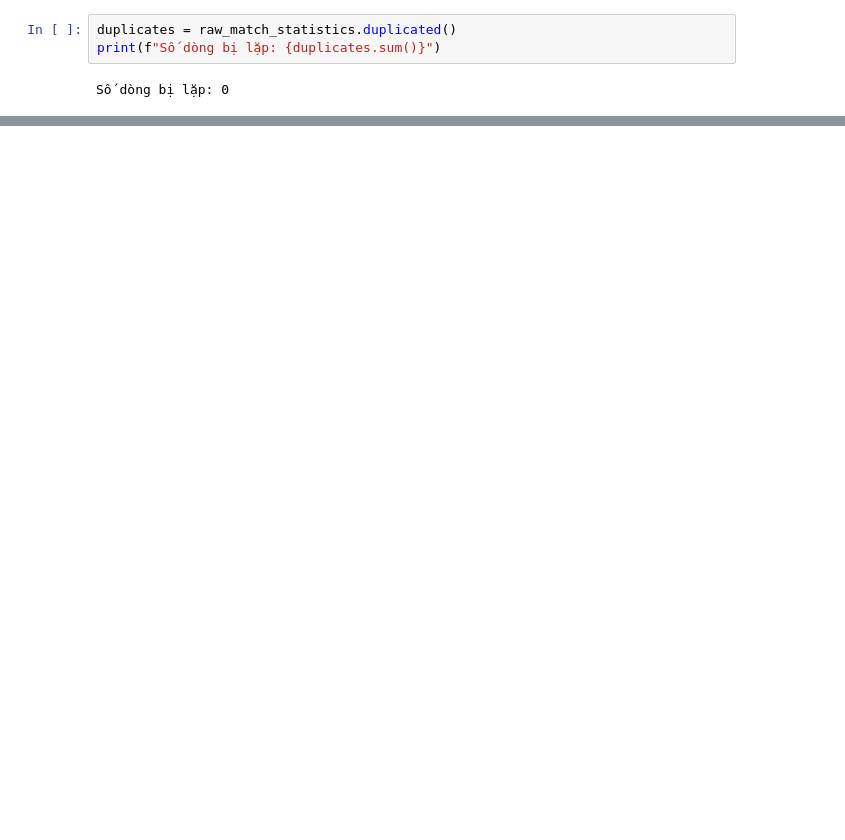
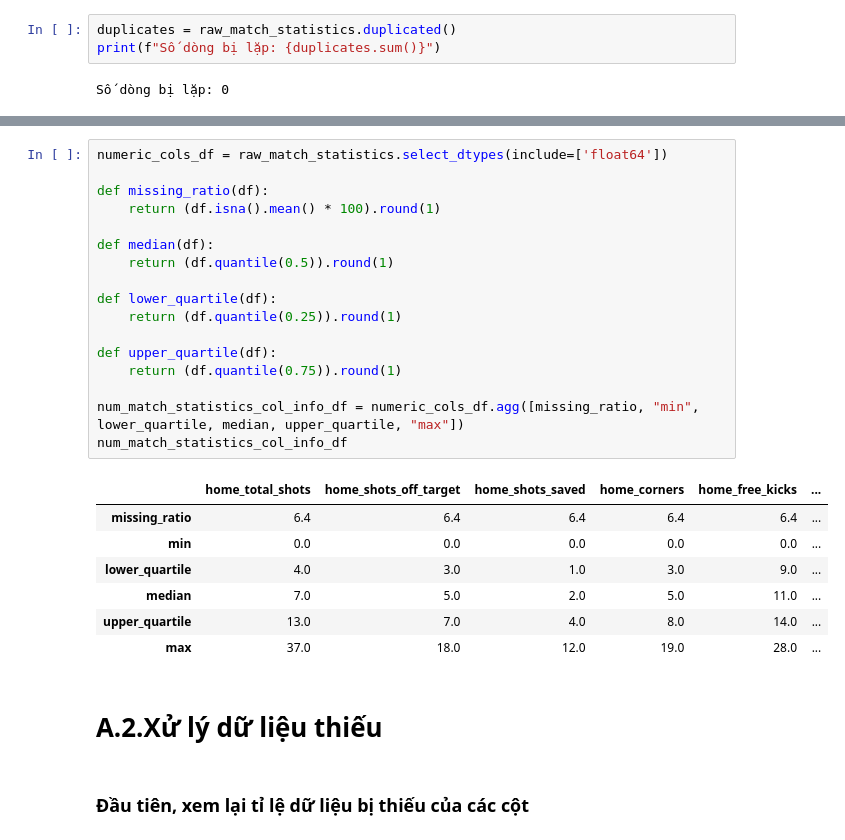
Before and after one commit to Banhmikepthit0105/FootballMatch-Analysis.Prediction, a Jupyter notebook: Phase02_DataPrepocessing.ipynb, the cells around one changed output, grey strips where cells are left out. Saved outputs shown, nothing was run; the diff lists cells and outputs as text; blank space fills up the shorter version.

```diff
--- a/Phase02_DataPrepocessing.ipynb
+++ b/Phase02_DataPrepocessing.ipynb
@@ -103,0 +169,29 @@ Có gì ae tự tạo cell thêm tương ứng với cái section đã ghi trên
+# %%
+numeric_cols_df = raw_match_statistics.select_dtypes(include=['float64'])
+
+def missing_ratio(df):
+    return (df.isna().mean() * 100).round(1)
+
+def median(df):
+    return (df.quantile(0.5)).round(1)
+
+def lower_quartile(df):
+    return (df.quantile(0.25)).round(1)
+
+def upper_quartile(df):
+    return (df.quantile(0.75)).round(1)
+
+num_match_statistics_col_info_df = numeric_cols_df.agg([missing_ratio, "min", lower_quartile, median, upper_quartile, "max"])
+num_match_statistics_col_info_df
+# %% [output]
+|  | home_total_shots | home_shots_off_target | home_shots_saved | home_corners | home_free_kicks | ... |
+| missing_ratio | 6.4 | 6.4 | 6.4 | 6.4 | 6.4 | ... |
+| min | 0.0 | 0.0 | 0.0 | 0.0 | 0.0 | ... |
+| lower_quartile | 4.0 | 3.0 | 1.0 | 3.0 | 9.0 | ... |
+| median | 7.0 | 5.0 | 2.0 | 5.0 | 11.0 | ... |
+| upper_quartile | 13.0 | 7.0 | 4.0 | 8.0 | 14.0 | ... |
+| max | 37.0 | 18.0 | 12.0 | 19.0 | 28.0 | ... |
+# %% [markdown]
+# **A.2.Xử lý dữ liệu thiếu**
+# %% [markdown]
+### **Đầu tiên, xem lại tỉ lệ dữ liệu bị thiếu của các cột**
```
Also changed, not shown: parts of 30 cells of this notebook, 4 other files.
